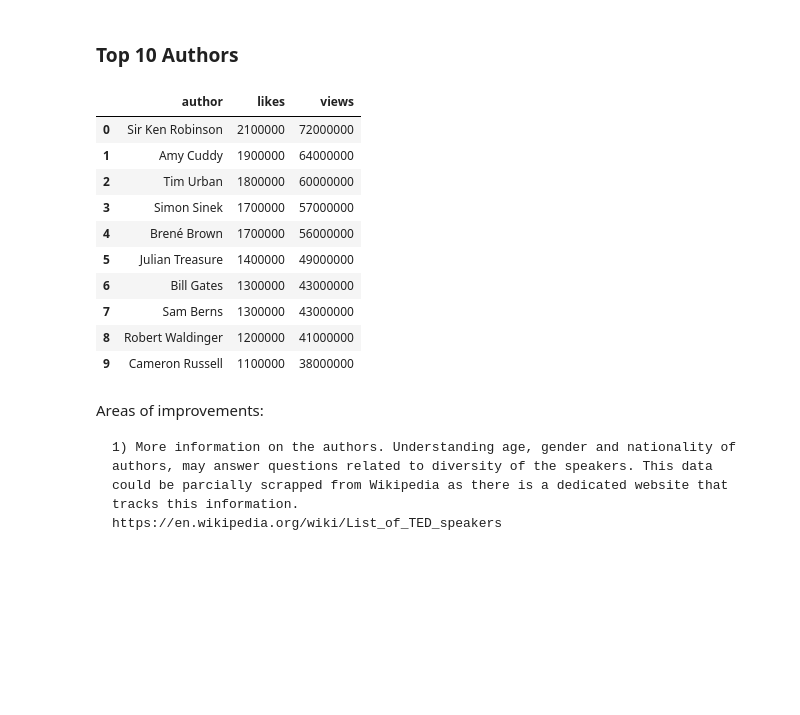
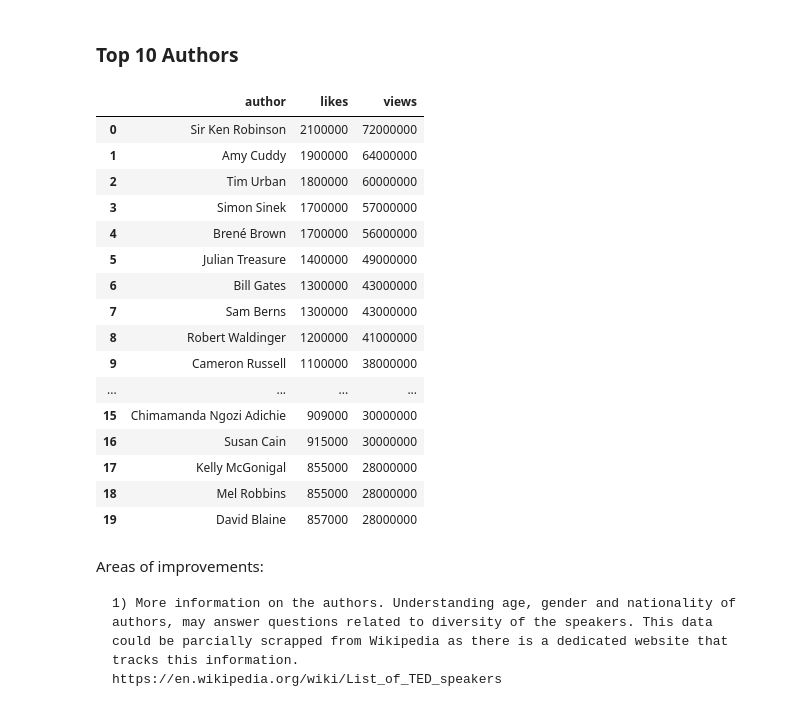
Before and after one commit to aaas24/code_library, a Jupyter notebook: ted_talks/2_preprocessing/ted_talks_preprocessing.ipynb, the cells around one changed output. Cells and saved outputs as stored; diff of their text form; code cells hidden in the pictures; blank space fills up the shorter version.

```diff
--- a/ted_talks/2_preprocessing/ted_talks_preprocessing.ipynb
+++ b/ted_talks/2_preprocessing/ted_talks_preprocessing.ipynb
@@ -890,28 +863,34 @@ df_grap.head(30)
 # %%
 #Modifiable variables
 y_var='views'
 x_var1='author'
 x_var2='likes'
 
 #build data
 df_grap = (
     (df.groupby([x_var1, x_var2])[y_var].sum().reset_index())
     .sort_values([y_var],ascending=[False])
-    ).reset_index().head(10)
+    ).reset_index().head(20)
 df_grap=df_grap.drop('index', axis=1)
 df_grap
 # %% [output]
 |  | author | likes | views |
 | 0 | Sir Ken Robinson | 2100000 | 72000000 |
 | 1 | Amy Cuddy | 1900000 | 64000000 |
 | 2 | Tim Urban | 1800000 | 60000000 |
 | 3 | Simon Sinek | 1700000 | 57000000 |
 | 4 | Brené Brown | 1700000 | 56000000 |
 | 5 | Julian Treasure | 1400000 | 49000000 |
 | 6 | Bill Gates | 1300000 | 43000000 |
 | 7 | Sam Berns | 1300000 | 43000000 |
 | 8 | Robert Waldinger | 1200000 | 41000000 |
 | 9 | Cameron Russell | 1100000 | 38000000 |
+| ... | ... | ... | ... |
+| 15 | Chimamanda Ngozi Adichie | 909000 | 30000000 |
+| 16 | Susan Cain | 915000 | 30000000 |
+| 17 | Kelly McGonigal | 855000 | 28000000 |
+| 18 | Mel Robbins | 855000 | 28000000 |
+| 19 | David Blaine | 857000 | 28000000 |
 # %% [markdown]
 Areas of improvements:
 
```
Also changed, not shown: parts of 4 cells of this notebook, 10 other files.
